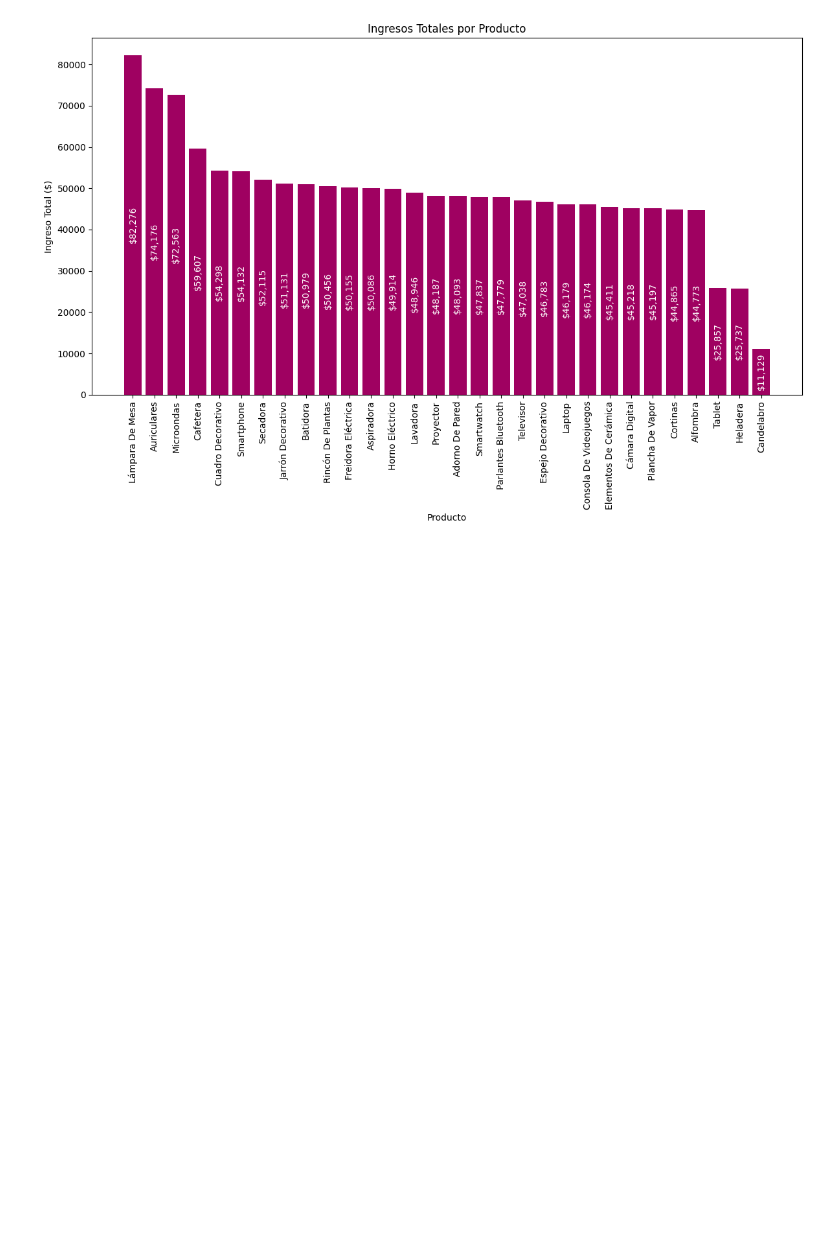
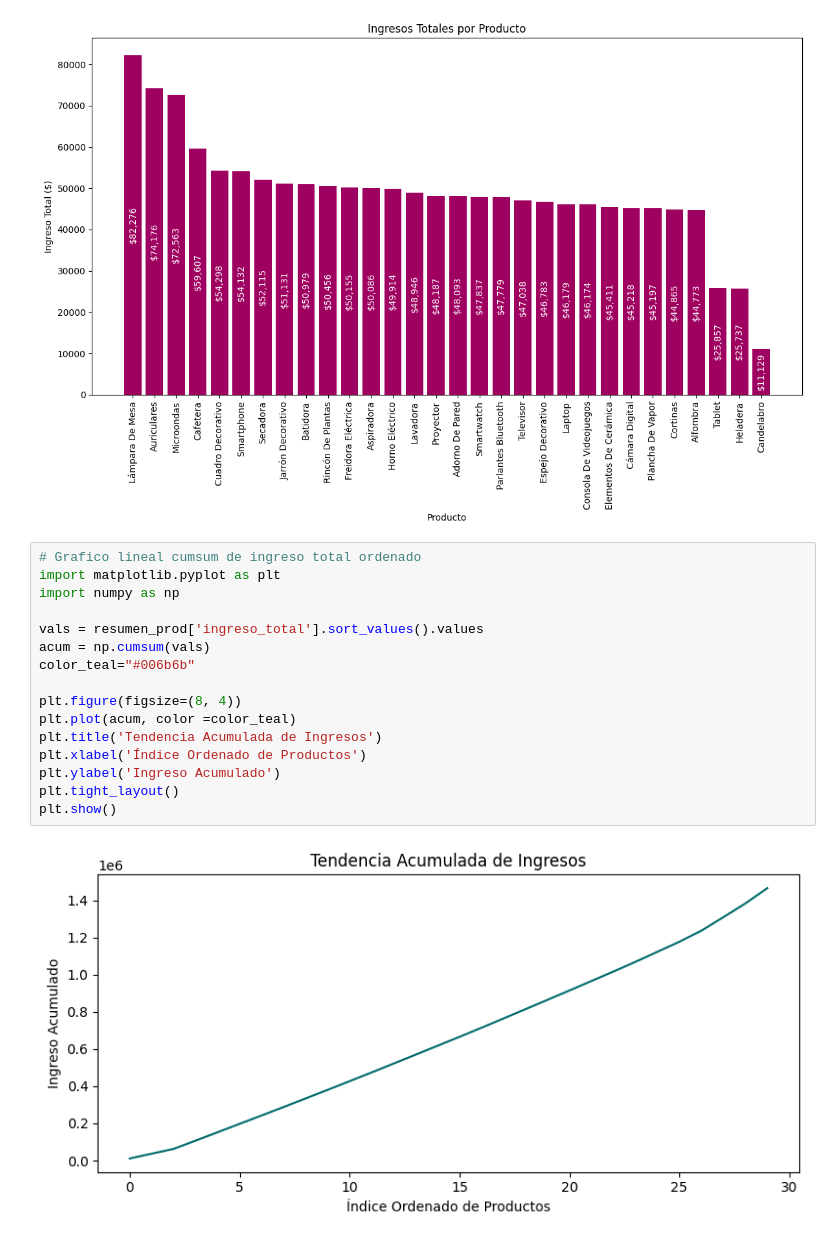
Before and after one commit to herguad/TT_data_analysis, a Jupyter notebook: Herrera_G_com_252612_ENTREGA_TT.ipynb, the cells around one changed output. Cells and saved outputs as stored; diff of their text form; blank space fills up the shorter version.

```diff
--- a/Herrera_G_com_252612_ENTREGA_TT.ipynb
+++ b/Herrera_G_com_252612_ENTREGA_TT.ipynb
@@ -1029,3 +1029,21 @@ plt.tight_layout()
 plt.show()
 # %% [output]
 [figure]
+# %%
+# Grafico lineal cumsum de ingreso total ordenado
+import matplotlib.pyplot as plt
+import numpy as np
+
+vals = resumen_prod['ingreso_total'].sort_values().values
+acum = np.cumsum(vals)
+color_teal="#006b6b"
+
+plt.figure(figsize=(8, 4))
+plt.plot(acum, color =color_teal)
+plt.title('Tendencia Acumulada de Ingresos')
+plt.xlabel('Índice Ordenado de Productos')
+plt.ylabel('Ingreso Acumulado')
+plt.tight_layout()
+plt.show()
+# %% [output]
+[figure, added]
```
Also changed, not shown: parts of 5 cells of this notebook.
